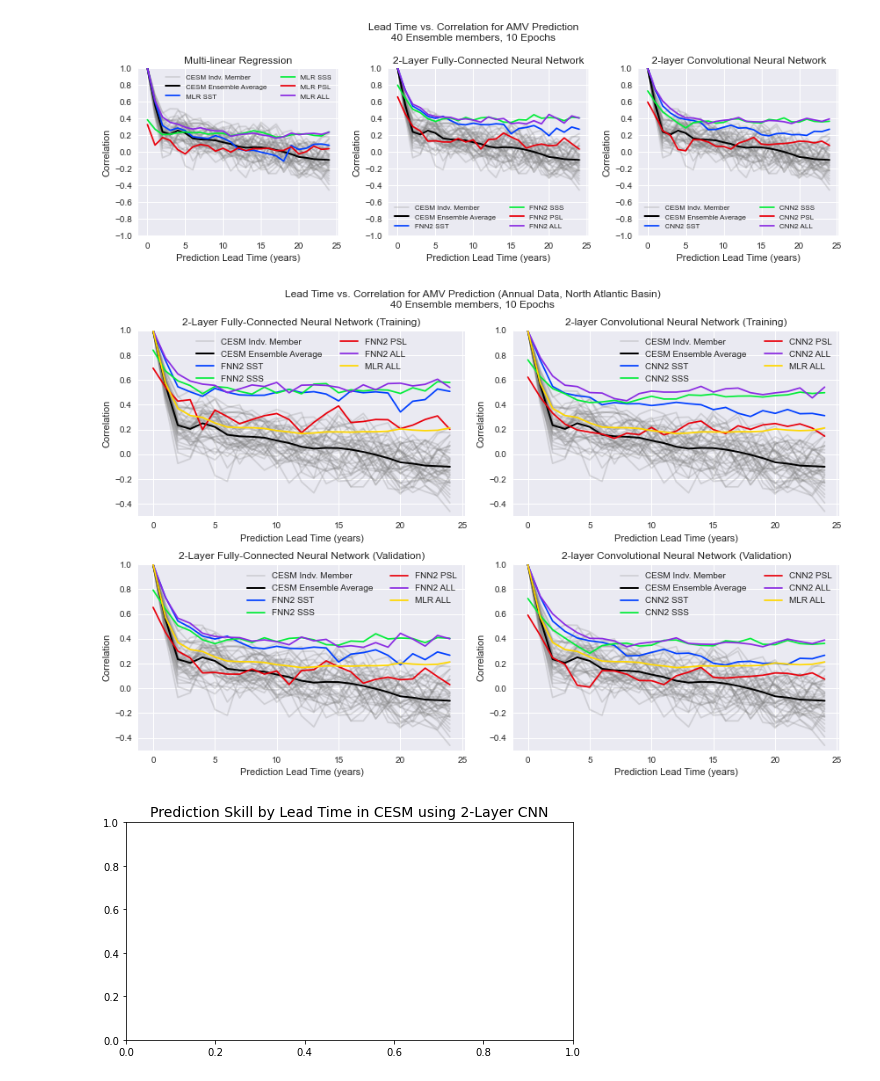
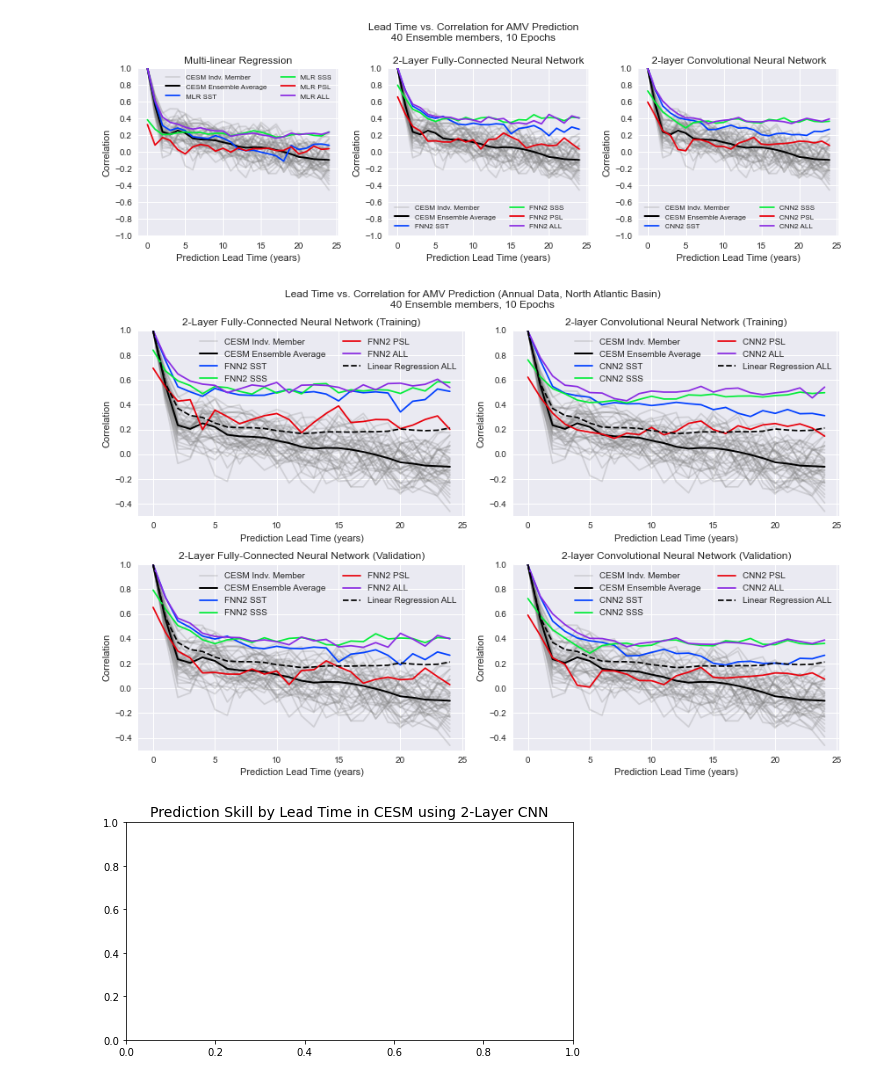
Before and after one commit to glennliu265/predict_amv, a Jupyter notebook: Analysis/plot_leadtime_network_comparisons.ipynb, the cells around one changed output. Saved outputs shown, nothing was run; the diff lists cells and outputs as text; code cells hidden in the pictures.

```diff
--- a/Analysis/plot_leadtime_network_comparisons.ipynb
+++ b/Analysis/plot_leadtime_network_comparisons.ipynb
@@ -335,43 +335,43 @@ plt.style.use('seaborn-bright')
 r  = 1
 ax = axs[0,0]
 ax = plot_corrleadtime(train_corrs[r],nvars,sst_auto,netnames[r],"%s"%(slongname[r]),ax=ax)
-ax.plot(train_corrs[0][-1,:],color=scolors[0],label='MLR ALL')
+ax.plot(train_corrs[0][-1,:],color='k',ls='dashed',label='Linear Regression ALL')
 ax.set_ylim(ylm)
 ax.set_title(slongname[r]+ " (Training)")
 ax.legend()
 ax.legend(ncol=2)
 
 r  = 1
 ax = axs[1,0]
 ax = plot_corrleadtime(test_corrs[r],nvars,sst_auto,netnames[r],"%s"%(slongname[r]),ax=ax)
-ax.plot(train_corrs[0][-1,:],color=scolors[0],label='MLR ALL')
+ax.plot(train_corrs[0][-1,:],color='k',ls='dashed',label='Linear Regression ALL')
 ax.set_ylim(ylm)
 ax.set_title(slongname[r]+ " (Validation)")
 ax.legend(ncol=2)
 
 r  = 2
 ax = axs[0,1]
 ax = plot_corrleadtime(train_corrs[r],nvars,sst_auto,netnames[r],"%s"%(slongname[r]),ax=ax)
-ax.plot(train_corrs[0][-1,:],color=scolors[0],label='MLR ALL')
+ax.plot(train_corrs[0][-1,:],color='k',ls='dashed',label='Linear Regression ALL')
 ax.set_ylim(ylm)
 ax.set_title(slongname[r]+ " (Training)")
 ax.legend(ncol=2)
 
 r  = 2
 ax = axs[1,1]
 ax = plot_corrleadtime(test_corrs[r],nvars,sst_auto,netnames[r],"%s"%(slongname[r]),ax=ax)
-ax.plot(train_corrs[0][-1,:],color=scolors[0],label='MLR ALL')
+ax.plot(train_corrs[0][-1,:],color='k',ls='dashed',label='Linear Regression ALL')
 ax.set_ylim(ylm)
 ax.set_title(slongname[r]+ " (Validation)")
 ax.legend(ncol=2)
 
 # title and layout formatting
 plt.suptitle("Lead Time vs. Correlation for AMV Prediction (Annual Data, North Atlantic Basin)" + "\n" +
              "%s Ensemble members, %s Epochs"%(nmembers,num_epochs))
 plt.tight_layout()
 plt.savefig("%sCorrelation_vs_Leadtime_CESM_%s_FnnVSCnn.png"%(outpath,netname),dpi=200)
 # %% [output]
-[figure, old version]
+[figure, new version]
 # %%
 # Print the font to save
 
```
Also changed, not shown: parts of 1 cell of this notebook, 3 other files.
